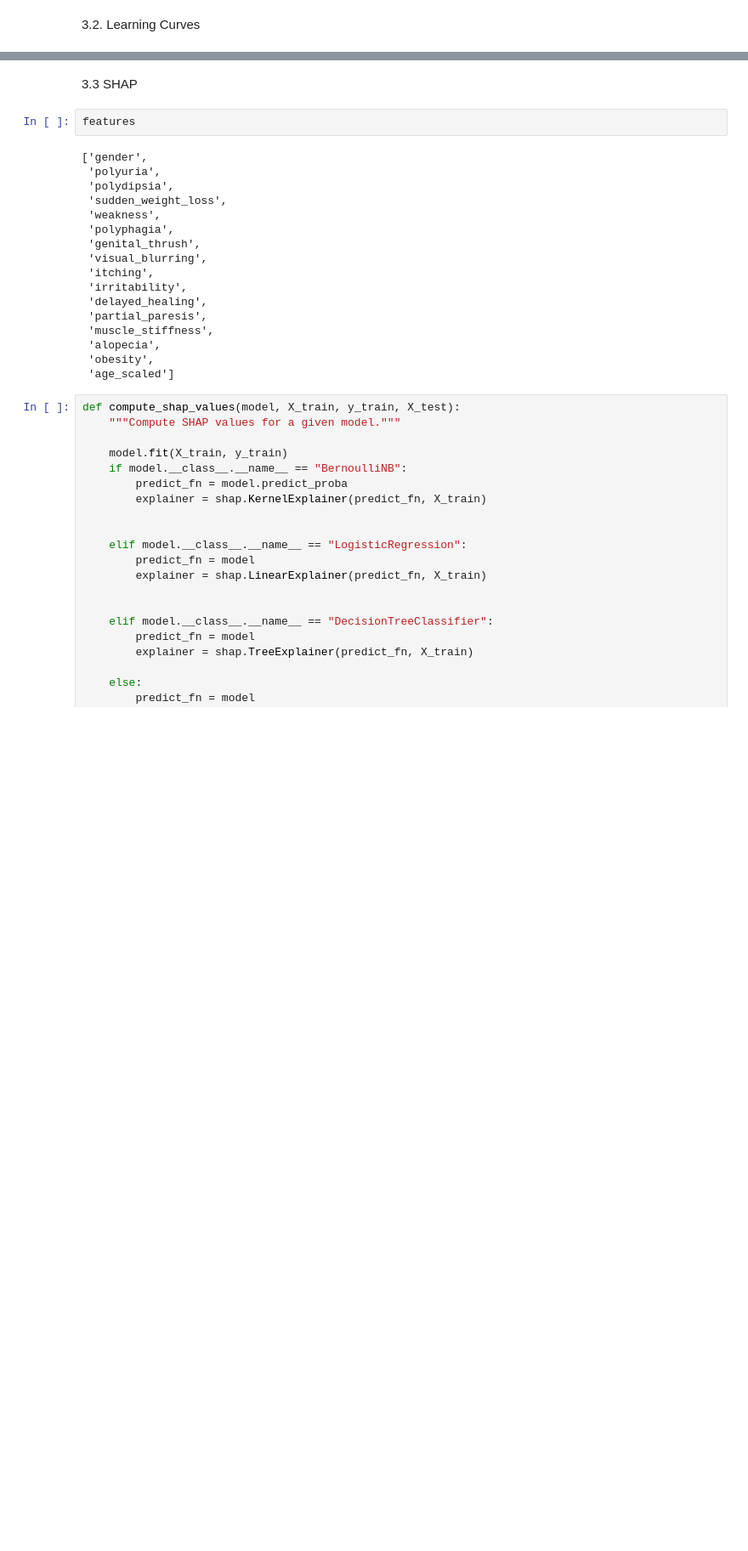
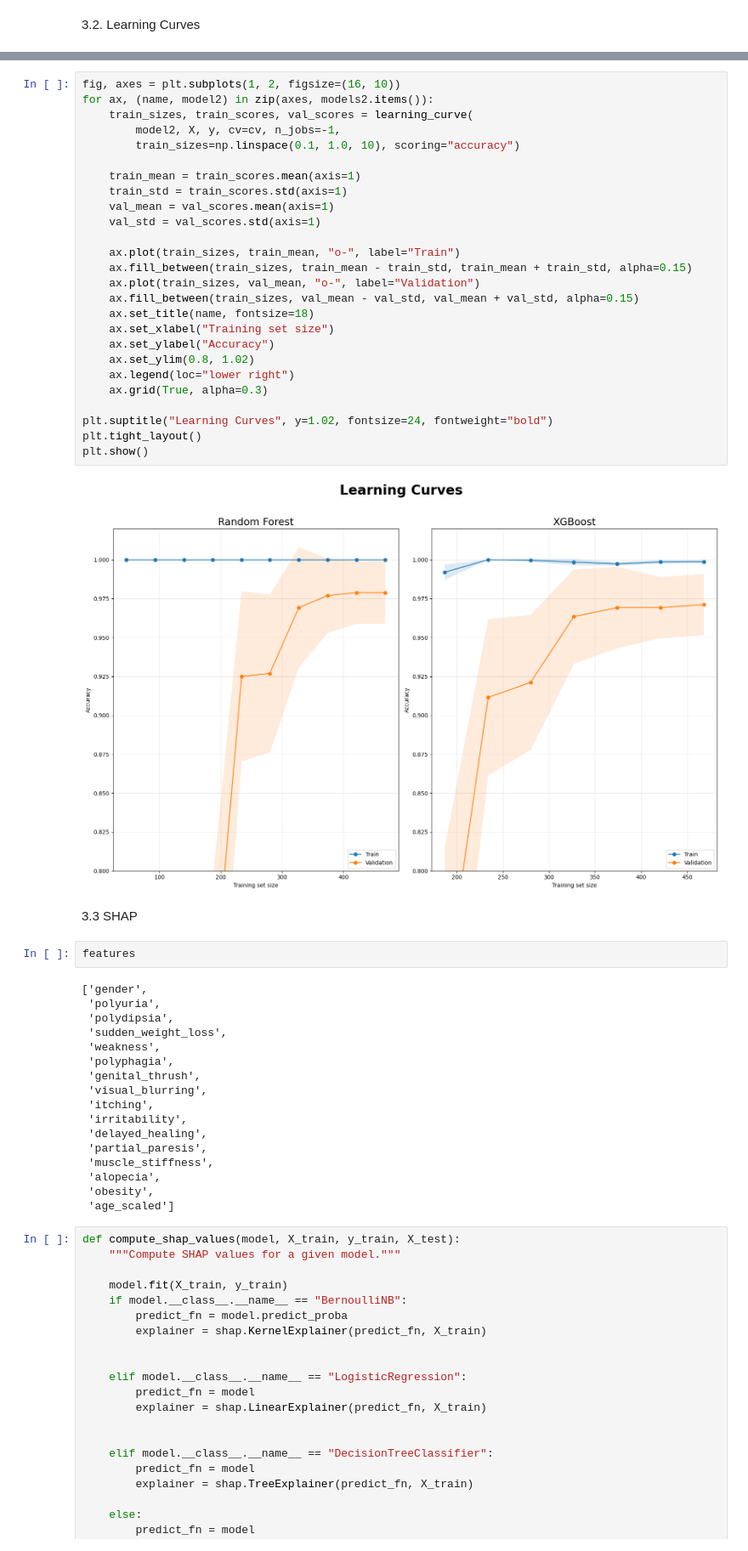
Before and after one commit to chongyiting/EC4308_diabetes_project, a Jupyter notebook: src/Final_code.ipynb, the cells around one changed output, grey strips where cells are left out. Shown at 85% size. Saved outputs shown, nothing was run; the diff lists cells and outputs as text; blank space fills up the shorter version.

```diff
--- a/src/Final_code.ipynb
+++ b/src/Final_code.ipynb
@@ -329,3 +334,31 @@ plt.show()
+# %%
+fig, axes = plt.subplots(1, 2, figsize=(16, 10))
+for ax, (name, model2) in zip(axes, models2.items()):
+    train_sizes, train_scores, val_scores = learning_curve(
+        model2, X, y, cv=cv, n_jobs=-1,
+        train_sizes=np.linspace(0.1, 1.0, 10), scoring="accuracy")
+
+    train_mean = train_scores.mean(axis=1)
+    train_std = train_scores.std(axis=1)
+    val_mean = val_scores.mean(axis=1)
+    val_std = val_scores.std(axis=1)
+
+    ax.plot(train_sizes, train_mean, "o-", label="Train")
+    ax.fill_between(train_sizes, train_mean - train_std, train_mean + train_std, alpha=0.15)
+    ax.plot(train_sizes, val_mean, "o-", label="Validation")
+    ax.fill_between(train_sizes, val_mean - val_std, val_mean + val_std, alpha=0.15)
+    ax.set_title(name, fontsize=18)
+    ax.set_xlabel("Training set size")
+    ax.set_ylabel("Accuracy")
+    ax.set_ylim(0.8, 1.02)
+    ax.legend(loc="lower right")
+    ax.grid(True, alpha=0.3)
+
+plt.suptitle("Learning Curves", y=1.02, fontsize=24, fontweight="bold")
+plt.tight_layout()
+plt.show()
+# %% [output]
+[figure, added]
 # %% [markdown]
 3.3 SHAP
 # %%
```
Also changed, not shown: parts of 5 cells of this notebook.
